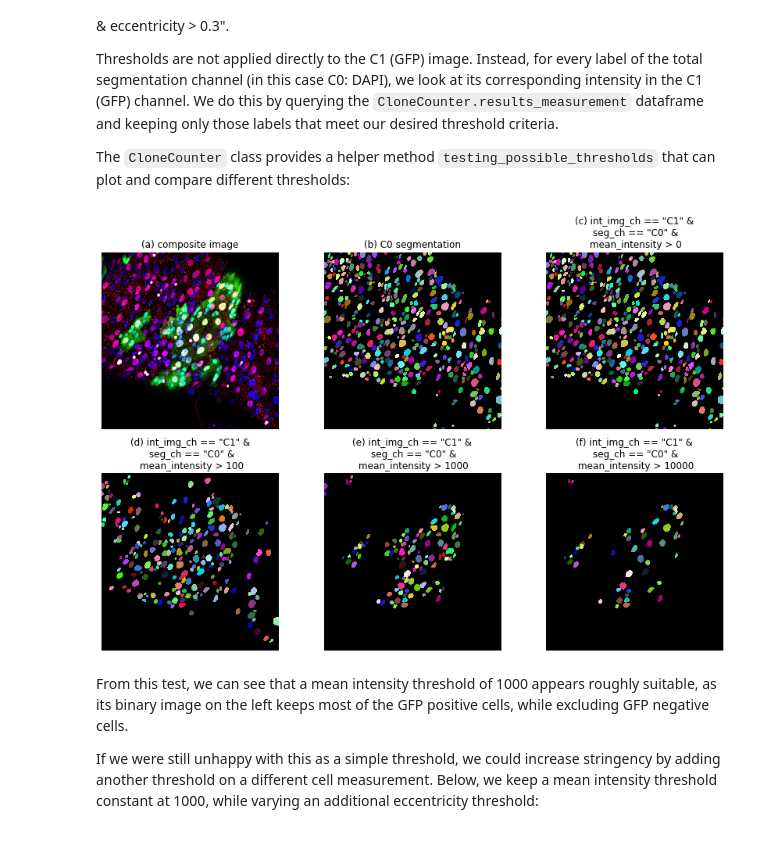
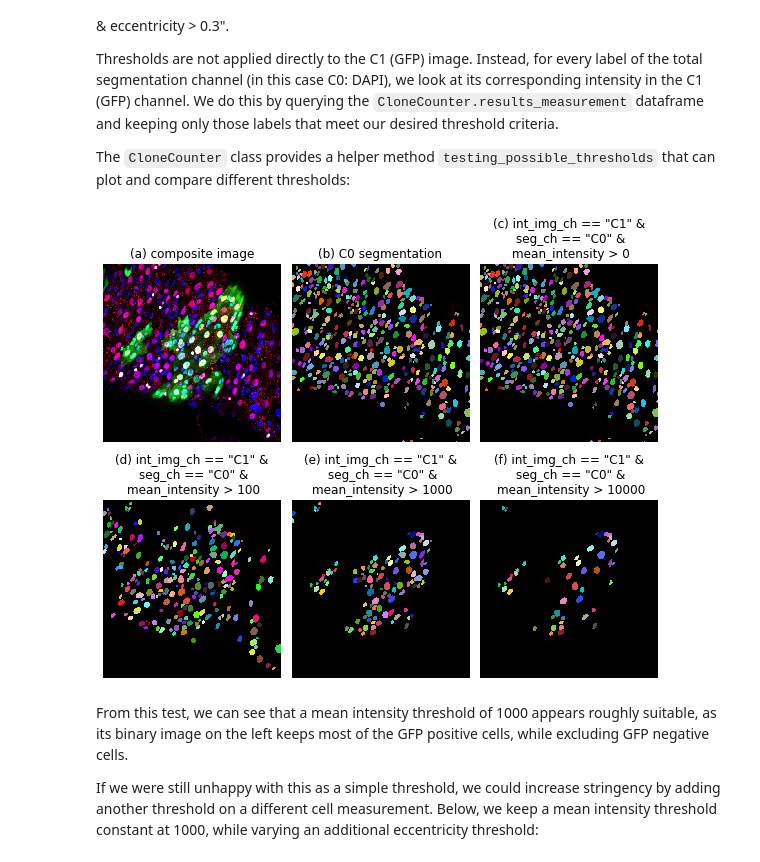
Before and after one commit to morriso1/clonedetective, a Jupyter notebook: 03_Tutorial_Walkthrough.ipynb, the cells around one changed output. Cells and saved outputs as stored; diff of their text form; code cells hidden in the pictures.

Commit message:
updated plot_new_images to enable manual editing of figure size

```diff
--- a/03_Tutorial_Walkthrough.ipynb
+++ b/03_Tutorial_Walkthrough.ipynb
@@ -287,16 +284,17 @@ The `CloneCounter` class provides a helper method `testing_possible_thresholds`
 # %%
 exp.testing_possible_thresholds(
     int_img="a1g10p1",
     thresholds=[
         ['int_img_ch == "C1" & seg_ch == "C0" & mean_intensity > 0'],
         ['int_img_ch == "C1" & seg_ch == "C0" & mean_intensity > 100'],
         ['int_img_ch == "C1" & seg_ch == "C0" & mean_intensity > 1000'],
         ['int_img_ch == "C1" & seg_ch == "C0" & mean_intensity > 10000'],
     ],
+    figure_size=(8, 7),
     interpolation="none",
 )
 # %% [output]
-[figure, old version]
+[figure, new version]
 # %% [markdown]
 From this test, we can see that a mean intensity threshold of 1000 appears roughly suitable, as its binary image on the left keeps most of the GFP positive cells, while excluding GFP negative cells.
 
```
Also changed, not shown: parts of 8 cells of this notebook, 8 other files.
